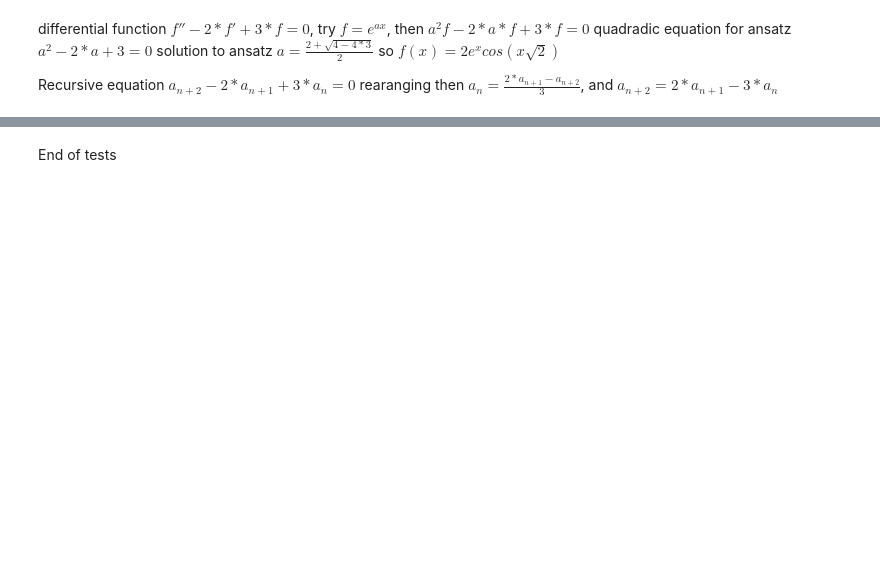
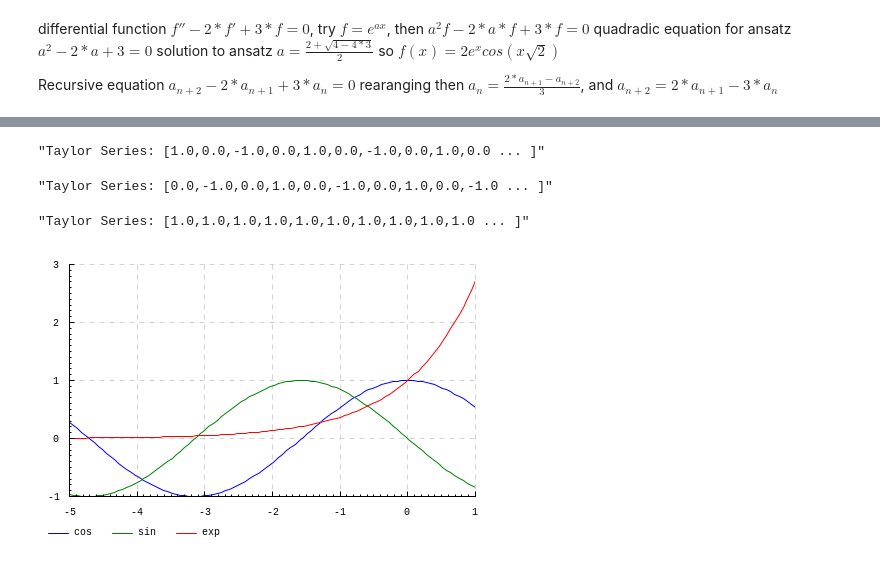
Before and after one commit to lsiemens/lsiemens.github.io, a Jupyter notebook: _drafts/plottingHaskell.ipynb, the cells around one changed output, grey strips where cells are left out. Saved outputs shown, nothing was run; the diff lists cells and outputs as text; code cells hidden in the pictures; blank space fills up the shorter version.

```diff
--- a/_drafts/plottingHaskell.ipynb
+++ b/_drafts/plottingHaskell.ipynb
@@ -242,2 +276,0 @@ mappend d d
-# %% [markdown]
-End of tests
@@ -243,0 +314,20 @@ End of tests
+# %%
+x = linspace (-5) 1 100
+-- x =: [-10, 2] resolved at 200 points
+
+-- Define simple functions by the coeffiecients of their taylor series
+cos = repeat' [1, 0, -1, 0] :: TaylorSeries
+sin = derivative cos
+exp = repeat 1 :: TaylorSeries
+
+-- Print and Plot
+printTaylorSeries cos
+printTaylorSeries sin
+printTaylorSeries exp
+
+plotTaylorSeries [(cos, "cos"), (sin, "sin"), (exp, "exp")] x
+# %% [output]
+"Taylor Series: [1.0,0.0,-1.0,0.0,1.0,0.0,-1.0,0.0,1.0,0.0 ... ]"
+"Taylor Series: [0.0,-1.0,0.0,1.0,0.0,-1.0,0.0,1.0,0.0,-1.0 ... ]"
+"Taylor Series: [1.0,1.0,1.0,1.0,1.0,1.0,1.0,1.0,1.0,1.0 ... ]"
+[figure, added]
```
Also changed, not shown: parts of 10 cells of this notebook, 1 other file.
